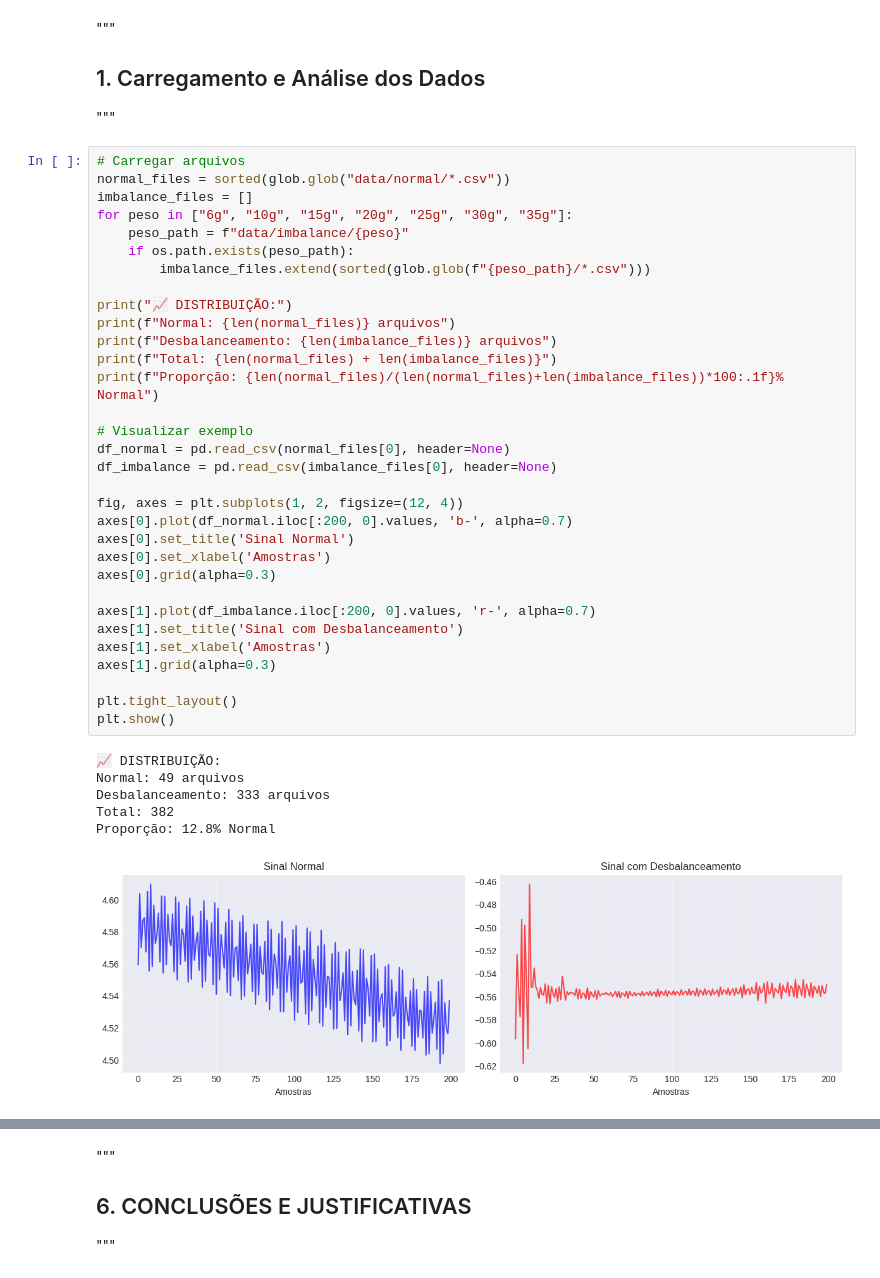
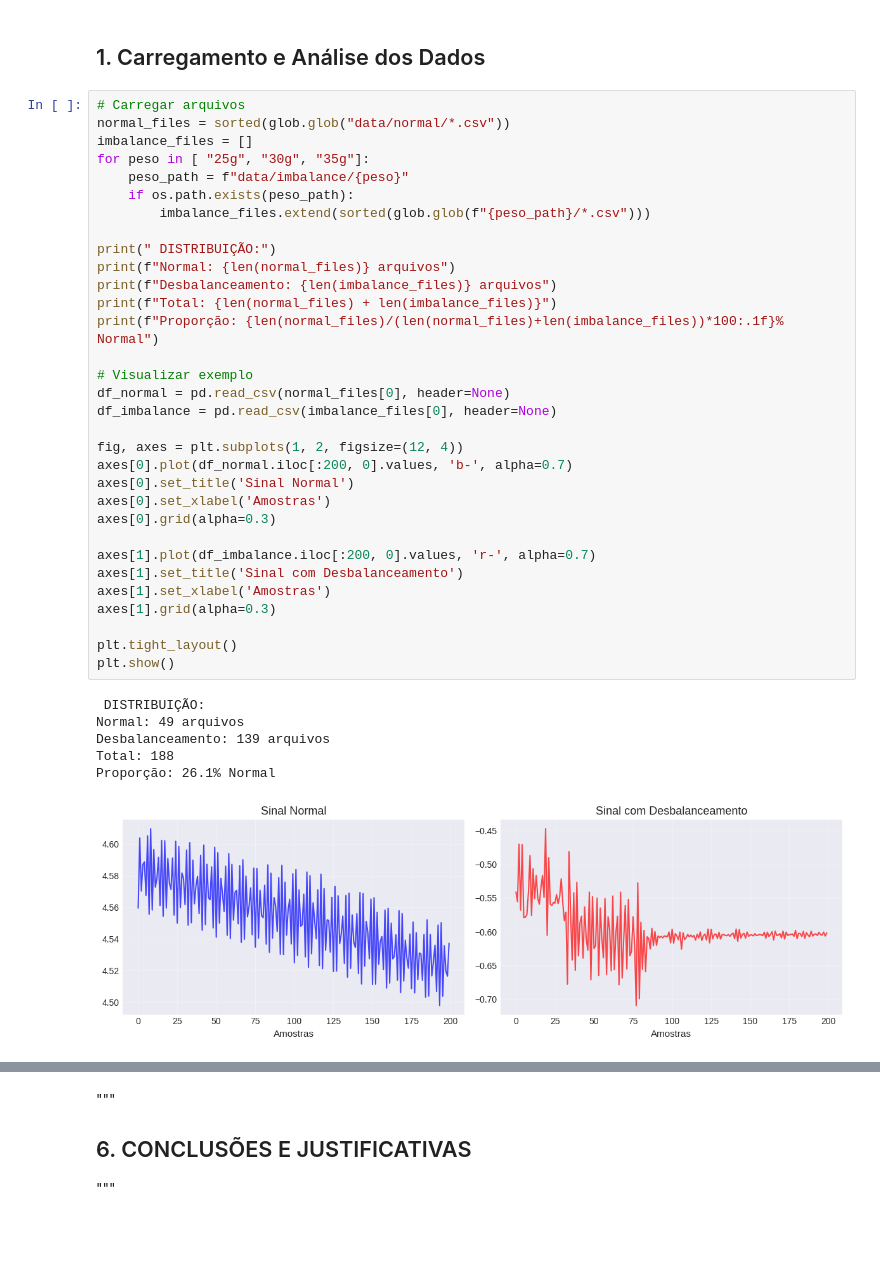
Before and after one commit to carlosrodrigues07/testeTecnico, a Jupyter notebook: desafio_falhas_mecanicas.ipynb, the cells around one changed output, grey strips where cells are left out. Drawn from its saved outputs; the diff is of its cells as text; blank space fills up the shorter version.

```diff
--- a/desafio_falhas_mecanicas.ipynb
+++ b/desafio_falhas_mecanicas.ipynb
@@ -32,44 +73,43 @@ print("✅ Bibliotecas importadas!")
 # %% [markdown]
-"""
+
 ## 1. Carregamento e Análise dos Dados
-"""
 # %%
 # Carregar arquivos
 normal_files = sorted(glob.glob("data/normal/*.csv"))
 imbalance_files = []
-for peso in ["6g", "10g", "15g", "20g", "25g", "30g", "35g"]:
+for peso in [ "25g", "30g", "35g"]:
     peso_path = f"data/imbalance/{peso}"
     if os.path.exists(peso_path):
         imbalance_files.extend(sorted(glob.glob(f"{peso_path}/*.csv")))
 
-print("📈 DISTRIBUIÇÃO:")
+print(" DISTRIBUIÇÃO:")
 print(f"Normal: {len(normal_files)} arquivos")
 print(f"Desbalanceamento: {len(imbalance_files)} arquivos")
 print(f"Total: {len(normal_files) + len(imbalance_files)}")
 print(f"Proporção: {len(normal_files)/(len(normal_files)+len(imbalance_files))*100:.1f}% Normal")
 
 # Visualizar exemplo
 df_normal = pd.read_csv(normal_files[0], header=None)
 df_imbalance = pd.read_csv(imbalance_files[0], header=None)
 
 fig, axes = plt.subplots(1, 2, figsize=(12, 4))
 axes[0].plot(df_normal.iloc[:200, 0].values, 'b-', alpha=0.7)
 axes[0].set_title('Sinal Normal')
 axes[0].set_xlabel('Amostras')
 axes[0].grid(alpha=0.3)
 
 axes[1].plot(df_imbalance.iloc[:200, 0].values, 'r-', alpha=0.7)
 axes[1].set_title('Sinal com Desbalanceamento')
 axes[1].set_xlabel('Amostras')
 axes[1].grid(alpha=0.3)
 
 plt.tight_layout()
 plt.show()
 # %% [output]
-📈 DISTRIBUIÇÃO:
+ DISTRIBUIÇÃO:
 Normal: 49 arquivos
-Desbalanceamento: 333 arquivos
-Total: 382
-Proporção: 12.8% Normal
+Desbalanceamento: 139 arquivos
+Total: 188
+Proporção: 26.1% Normal
-[figure, old version]
+[figure, new version]
 # %% [markdown]
```
Also changed, not shown: parts of 28 cells of this notebook.
